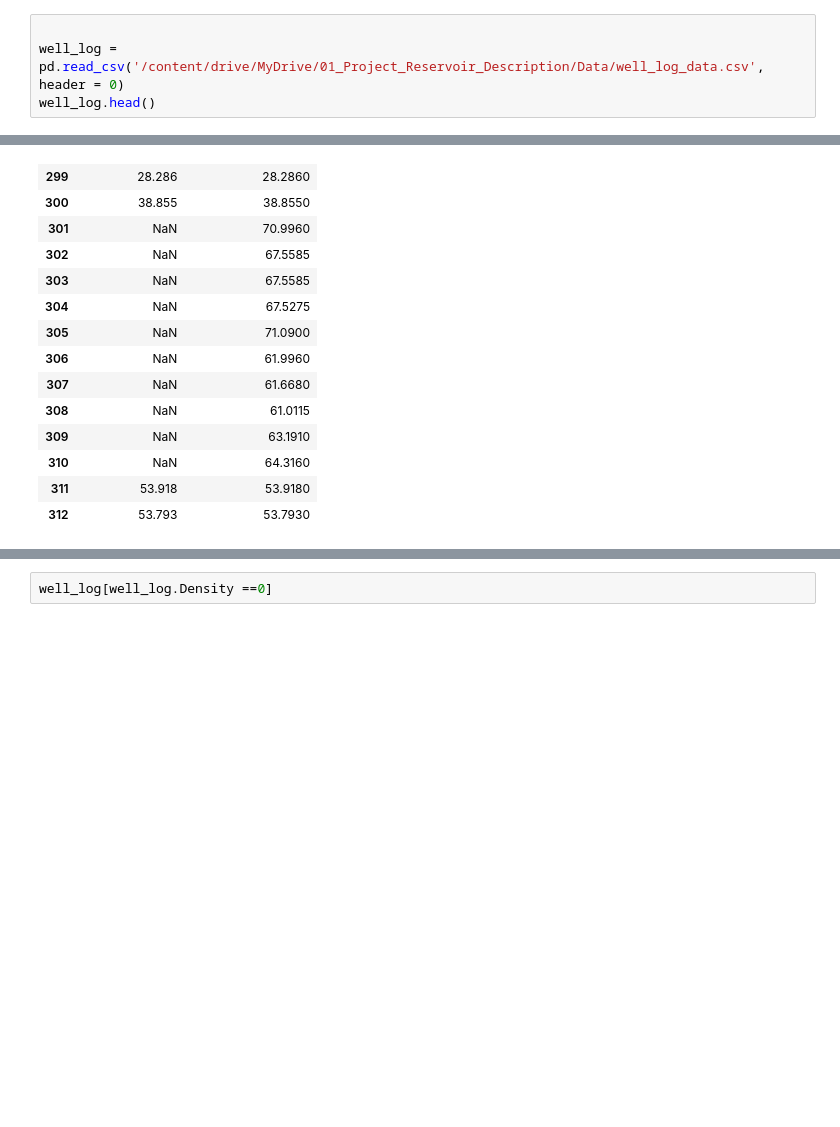
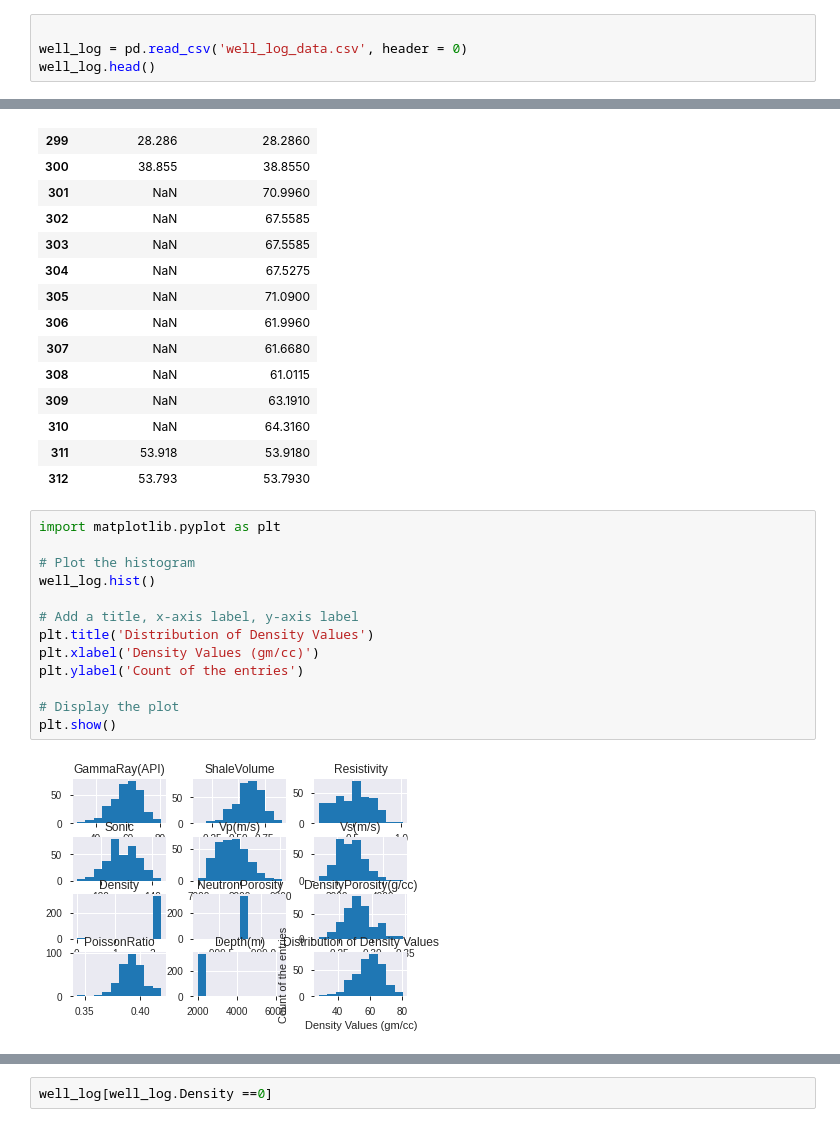
Before and after one commit to TMhdSofyan/Prediction-Flow-Zone-Indicator-, a Jupyter notebook: Rock_Type.ipynb, the cells around one changed output, grey strips where cells are left out. Saved outputs shown, nothing was run; the diff lists cells and outputs as text; blank space fills up the shorter version.

```diff
--- a/Rock_Type.ipynb
+++ b/Rock_Type.ipynb
@@ -36,7 +48,7 @@ from matplotlib.ticker import (MultipleLocator, FormatStrFormatter, AutoMinorLoc
 from pandas_profiling import ProfileReport
 # %%
 
-well_log = pd.read_csv('/content/drive/MyDrive/01_Project_Reservoir_Description/Data/well_log_data.csv', header = 0)
+well_log = pd.read_csv('well_log_data.csv', header = 0)
 well_log.head()
 # %% [output]
 |  | GammaRay(API) | ShaleVolume | Resistivity | Sonic | Vp(m/s) | Vs(m/s) | Density | NeutronPorosity | ... |
@@ -94,6 +106,21 @@ well_log.loc[297:312, ['GammaRay(API)','GammaRay_Imputed']]
 | 310 | NaN | 64.3160 |
 | 311 | 53.918 | 53.9180 |
 | 312 | 53.793 | 53.7930 |
+# %%
+import matplotlib.pyplot as plt
+
+# Plot the histogram
+well_log.hist()
+
+# Add a title, x-axis label, y-axis label
+plt.title('Distribution of Density Values')
+plt.xlabel('Density Values (gm/cc)')
+plt.ylabel('Count of the entries')
+
+# Display the plot
+plt.show()
+# %% [output]
+[figure, added]
 # %%
 well_log.hist()
 
```
Also changed, not shown: parts of 12 cells of this notebook.
